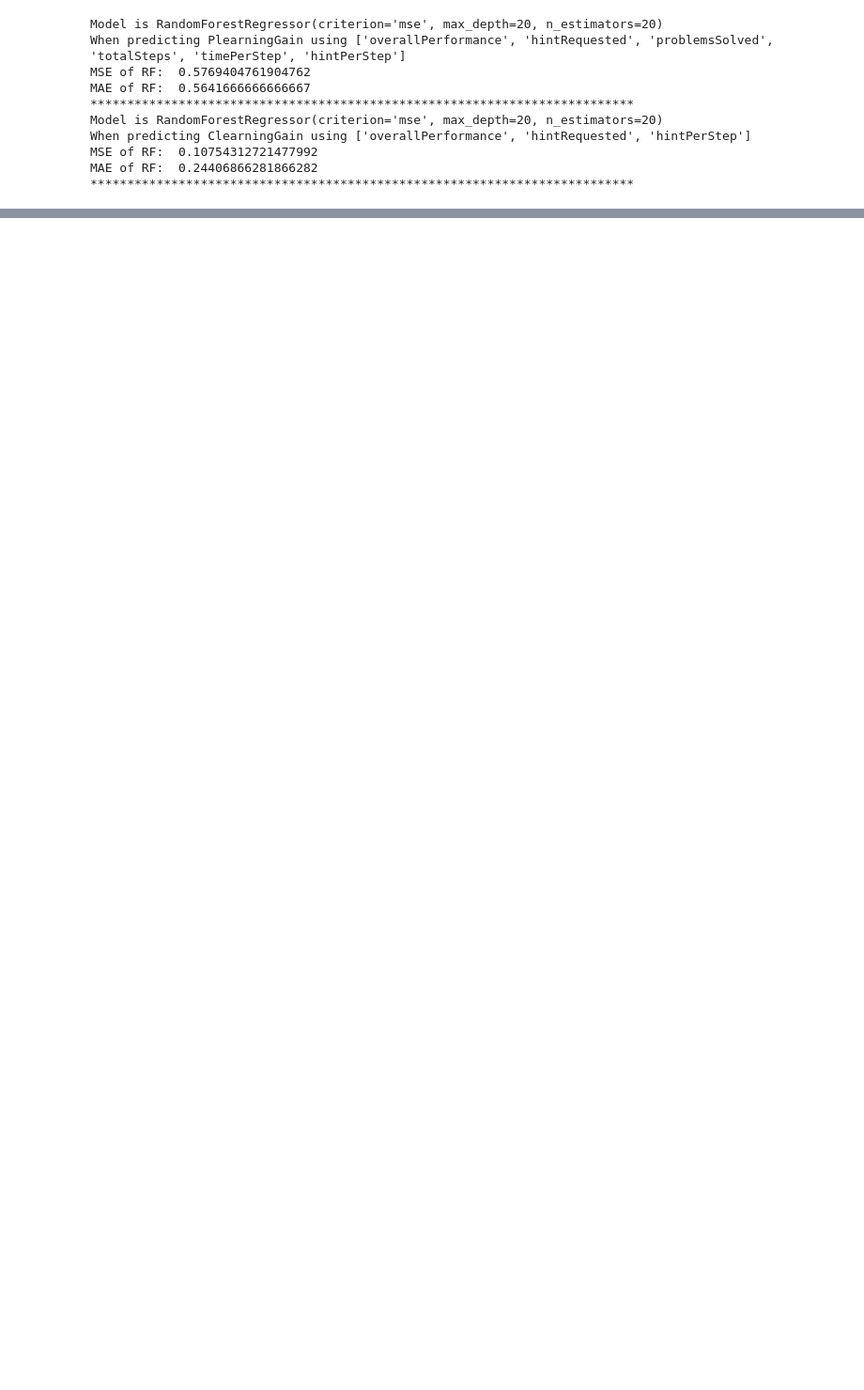
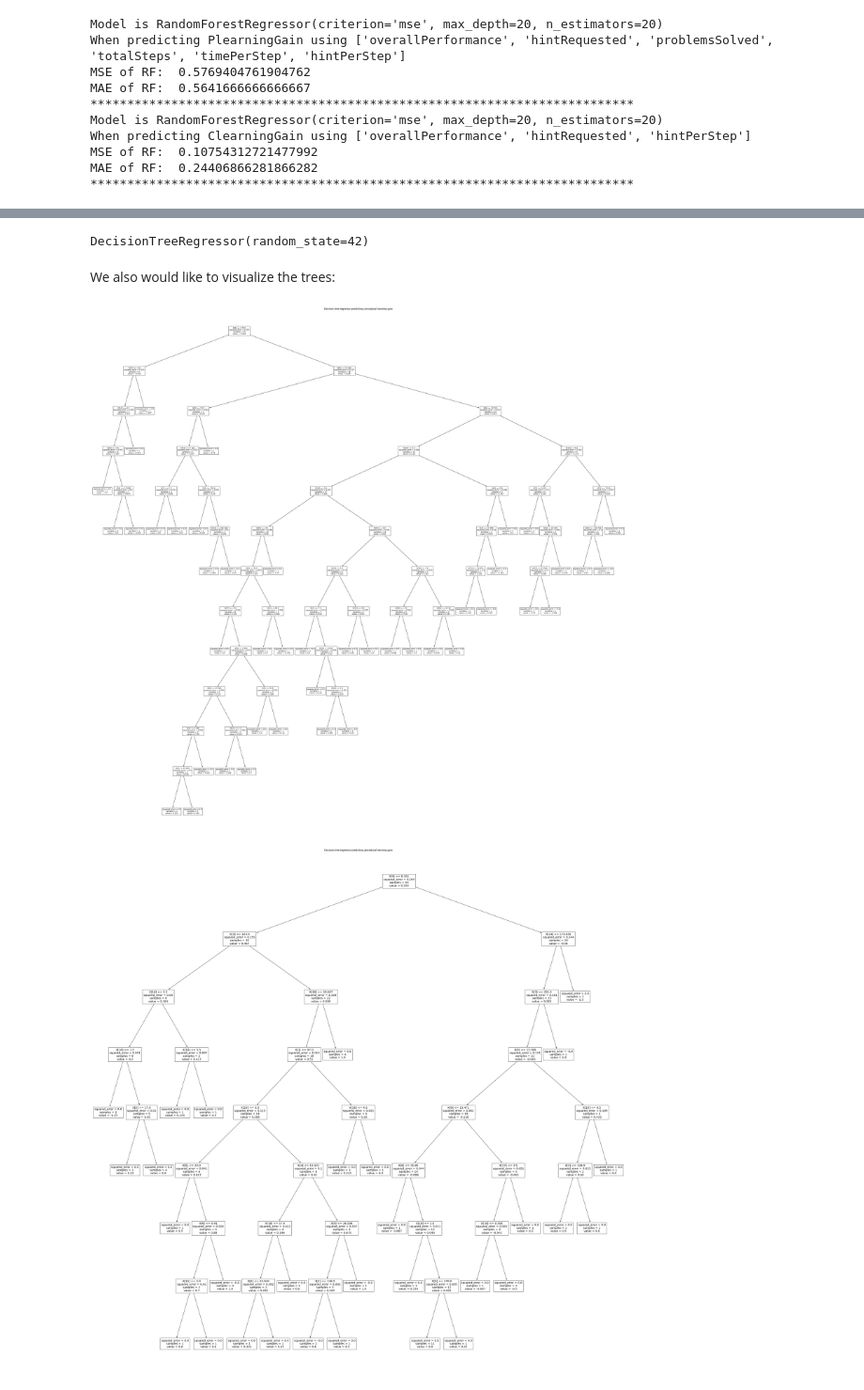
Before and after one commit to Sho-Shoo/CMU-RETTL-Project-Analytics, a Jupyter notebook: detector_and_teacher_help_analytics.ipynb, the cells around one changed output, grey strips where cells are left out. Shown at 94% size. Saved outputs shown, nothing was run; the diff lists cells and outputs as text; code cells hidden in the pictures; blank space fills up the shorter version.

Commit message:
Built and visualized decision trees

```diff
--- a/detector_and_teacher_help_analytics.ipynb
+++ b/detector_and_teacher_help_analytics.ipynb
@@ -832,0 +839,53 @@ MAE of RF:  0.24406866281866282
+# %%
+from sklearn.tree import DecisionTreeRegressor
+
+
+XNames = ["overallPerformance", "hintRequested", "problemsSolved",
+          "totalSteps", "timePerStep", "IncorrectCount",
+          "firstAttemptPerformance", "avgCorrectStepDuration",
+          "avgErrorStepDuration", "avgHintDurationPerStep",
+          "assistanceScorePerStep",
+          # detector output
+          "idle", "struggle", "gaming", "misuse",
+          # control vars
+          #"PPreScore", "CPreScore", "totalTimeInTutor",
+          # teacher strategy (obs)
+          "totalOffTaskTeacherVisits", "totalOnTaskTeacherVisits",
+          # teacher strategy (pos)
+          "stopsCount", "stopsLengthMean", "stopsLengthStd",
+          # student help seeking
+          "totalHandRaises"]
+YNames = ["ClearningGain", "PlearningGain"]
+regressorDF = analyticsDF.loc[:, XNames + YNames].dropna() # only want the complete cases
+
+X = regressorDF.loc[:, XNames]
+ClearningGain = regressorDF.loc[:, ["ClearningGain"]]
+PlearningGain = regressorDF.loc[:, ["PlearningGain"]]
+
+# building regressor for conceptual learning gain
+C_DTregressor = DecisionTreeRegressor(random_state=42)
+C_DTregressor.fit(X, ClearningGain)
+# building regressor for procedual learning gain
+P_DTregressor = DecisionTreeRegressor(random_state=42)
+P_DTregressor.fit(X, PlearningGain)
+# %% [output]
+DecisionTreeRegressor(random_state=42)
+# %% [markdown]
+We also would like to visualize the trees:
+# %%
+from sklearn import tree
+
+plotSize = 50
+
+plt.figure(figsize=(plotSize, plotSize))
+tree.plot_tree(C_DTregressor)
+plt.title("Decision tree regressor predicting conceptual learning gain")
+plt.show()
+
+plt.figure(figsize=(plotSize, plotSize))
+tree.plot_tree(P_DTregressor)
+plt.title("Decision tree regressor predicting procedural learning gain")
+plt.show()
+# %% [output]
+[figure, added]
+[figure, added]
```
Also changed, not shown: parts of 15 cells of this notebook.
